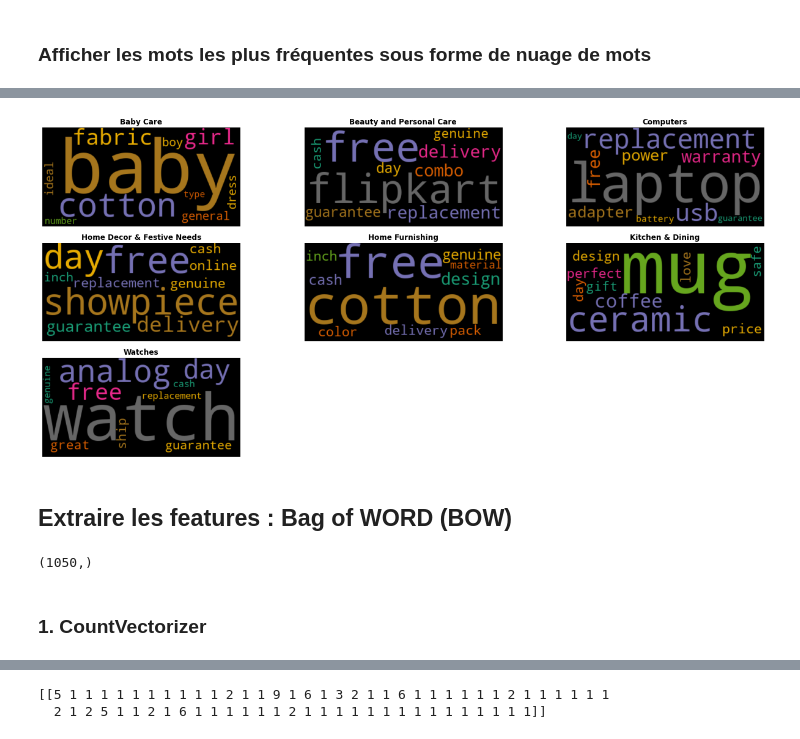
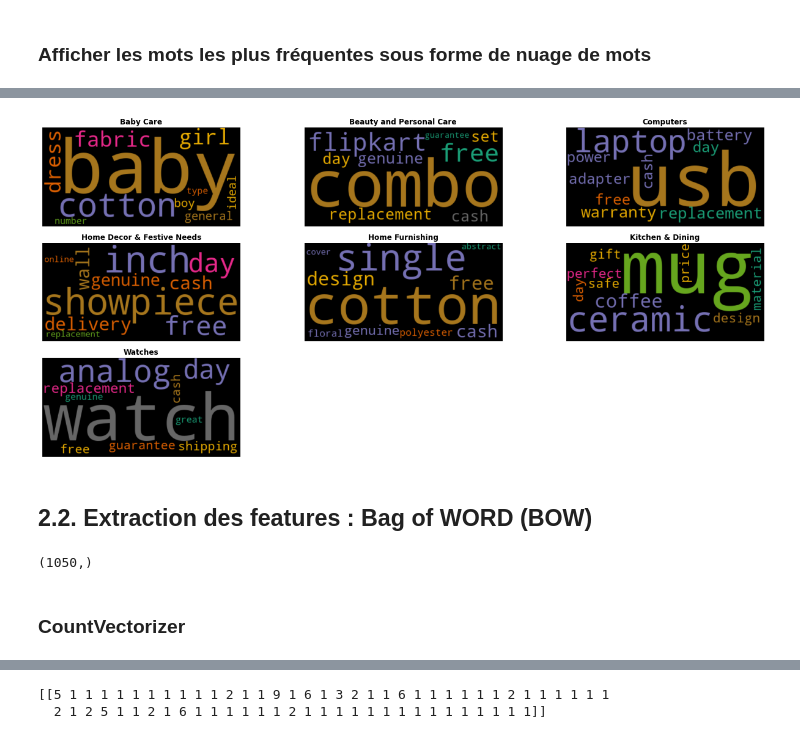
Before and after one commit to Soumaya-kh/marketplace, a Jupyter notebook: P6_NOTEBOOK.ipynb, the cells around one changed output, grey strips where cells are left out. Saved outputs shown, nothing was run; the diff lists cells and outputs as text; code cells hidden in the pictures.

```diff
--- a/P6_NOTEBOOK.ipynb
+++ b/P6_NOTEBOOK.ipynb
@@ -654,15 +665,15 @@ mots clés pour chaque catégorie.
         plt.axis("off")
         plt.tight_layout()
         plt.title(n_topic, fontweight='bold')
-# %%
-word_frame = data.groupby('cat_1')['desc_clean']
-plot_wordclouds_from_frame(word_frame, n_top_words=10, n_rows=3, figsize=(18,8),
-                             backgnd_color='black', cmap='Dark2')
-# %% [output]
-[figure, removed]
-# %% [markdown]
-## Extraire les features : Bag of WORD (BOW)
 # %%
 # regrouper description de produit et titre de produit dans un seul corpus
-corpus = data['desc_clean']+ data['pname_clean']
+data['corpus'] = data['desc_clean']+ data['pname_clean']
+# %%
+word_frame = data.groupby('cat_1')['corpus']
+plot_wordclouds_from_frame(word_frame, n_top_words=10, n_rows=3, figsize=(18,8),
+                             backgnd_color='black', cmap='Dark2')
+# %% [output]
+[figure, added]
+# %% [markdown]
+## 2.2. Extraction des features : Bag of WORD (BOW)
 # %%
@@ -670,7 +683,7 @@ corpus.shape
 # %% [output]
 (1050,)
 # %% [markdown]
-### 1. CountVectorizer
+### CountVectorizer
 # %%
 corpus.head(1)
 # %% [output]
```
Also changed, not shown: parts of 54 cells of this notebook.
